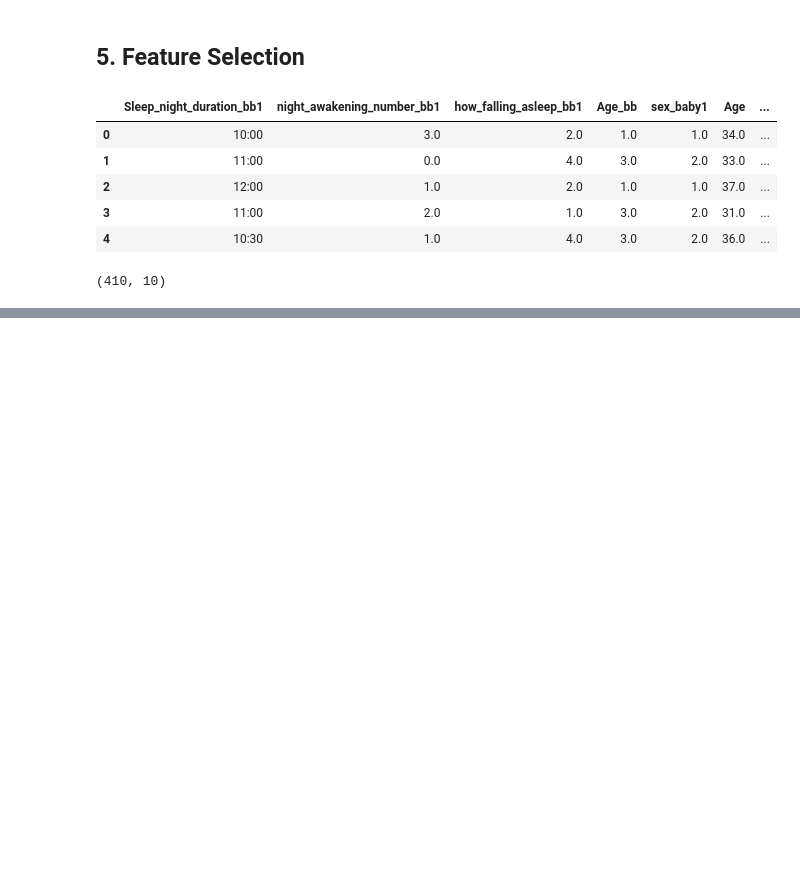
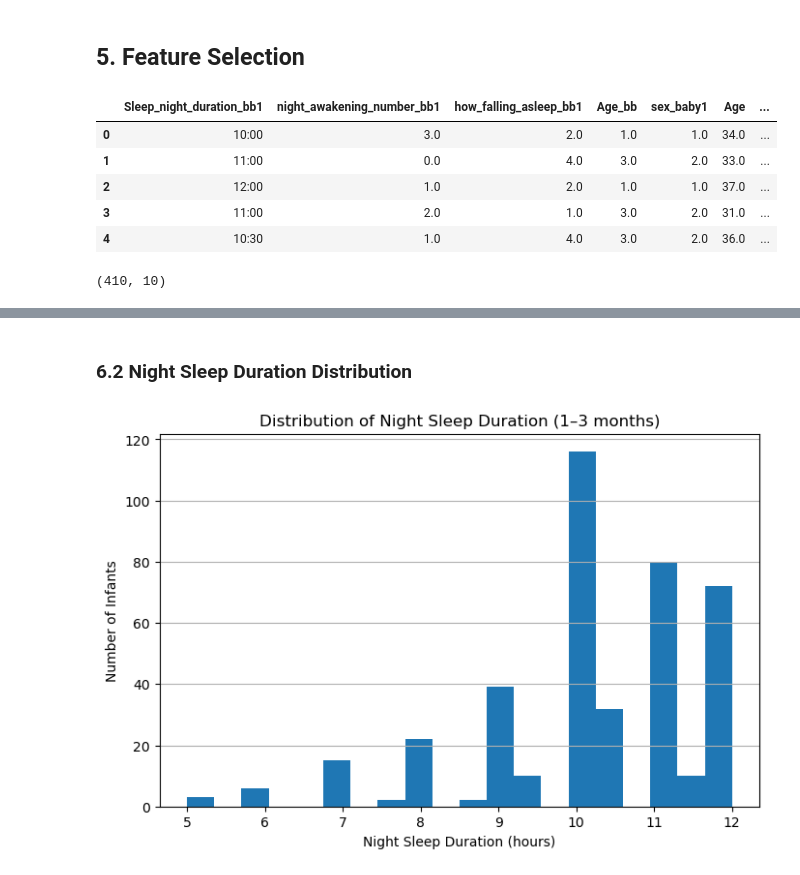
Before and after one commit to atanasovnikolay/AI_ML_DataScience, a Jupyter notebook: Data_Science_project.ipynb, the cells around one changed output, grey strips where cells are left out. Cells and saved outputs as stored; diff of their text form; code cells hidden in the pictures; blank space fills up the shorter version.

```diff
--- a/Data_Science_project.ipynb
+++ b/Data_Science_project.ipynb
@@ -258,0 +344,19 @@ sleep_selected.describe()
+# %% [markdown]
+### 6.2 Night Sleep Duration Distribution
+# %%
+plt.figure(figsize=(8,5))
+
+# Missing values were excluded from the visualization to ensure accurate representation of the distribution.
+plt.hist(sleep_selected['Sleep_night_duration_hours'].dropna(), bins=20)
+
+plt.xlabel("Night Sleep Duration (hours)")
+plt.ylabel("Number of Infants")
+plt.title("Distribution of Night Sleep Duration (1–3 months)")
+
+plt.xticks(range(5, 13))  # показва 5,6,7...12
+
+plt.grid(axis='y')
+
+plt.show()
+# %% [output]
+[figure, added]
```
Also changed, not shown: parts of 16 cells of this notebook.
